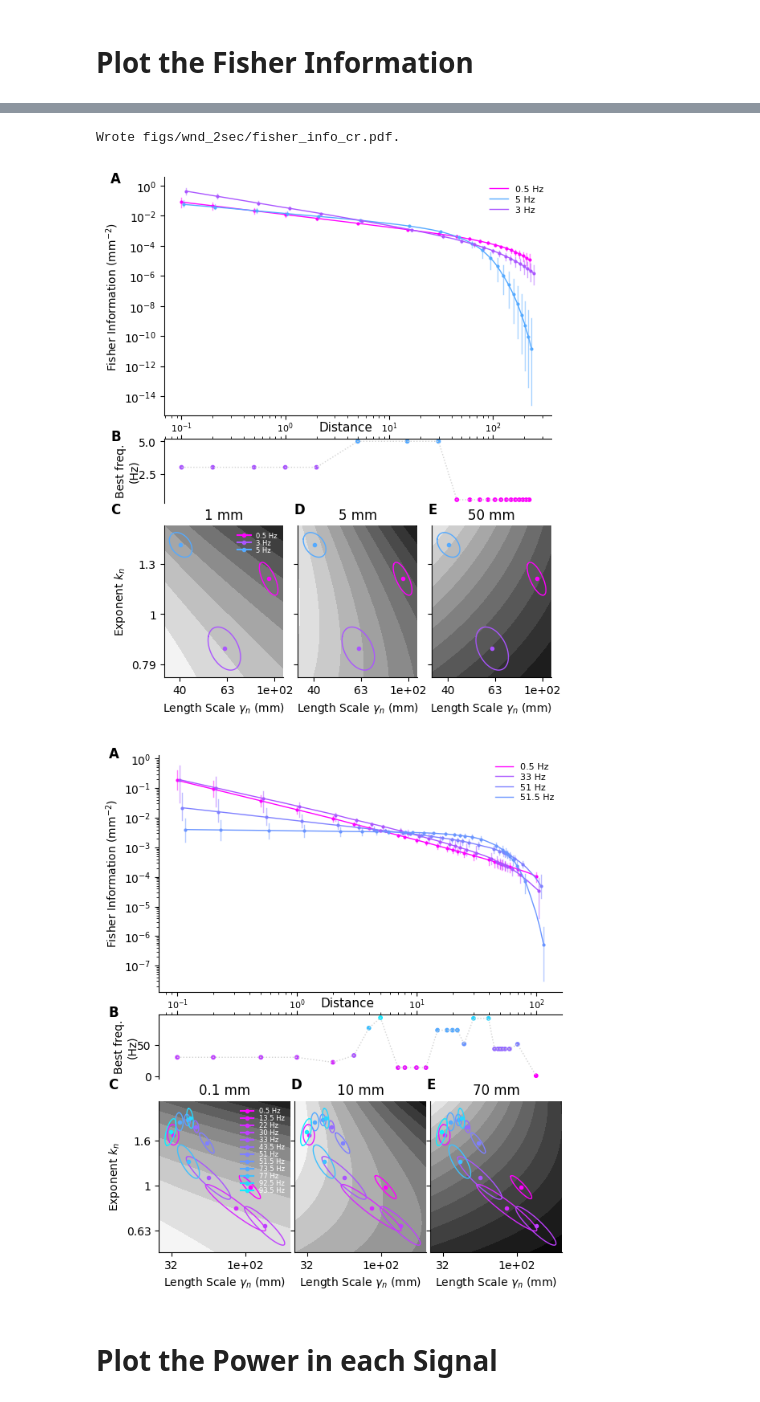
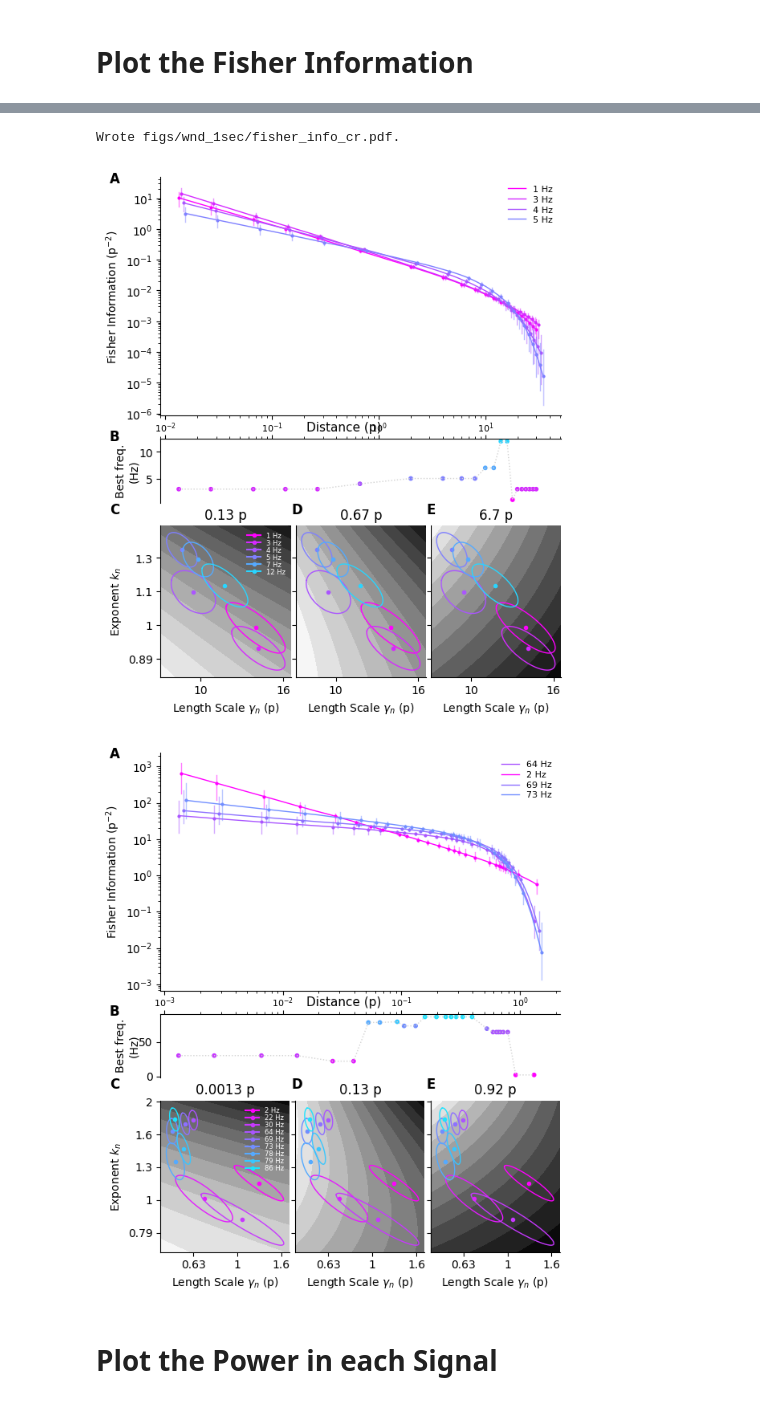
Before and after one commit to stootoon/fisher-plumes, a Jupyter notebook: make_figs.ipynb, the cells around one changed output, grey strips where cells are left out. Drawn from its saved outputs; the diff is of its cells as text; code cells hidden in the pictures.

```diff
--- a/make_figs.ipynb
+++ b/make_figs.ipynb
@@ -175,16 +180,16 @@ reload(fpf)
 which_freqs = [1,3,7,10]
 labs = [f"{f} Hz" for f in which_freqs]
 cols = {"All":cm.gray(0.4)}; cols.update({l:col for l,col in zip(labs, [cm.cool(1 - f/10) for f in which_freqs])})
-xlims_  = {"bw":DEFAULT, "cr":(0,101)}
-xticks_ = {"bw":arange(0,201,50), "cr":arange(0,101,50)}
+xlims_  = {"bw":DEFAULT, "cr":DEFAULT}
+xticks_ = {"bw":DEFAULT, "cr":DEFAULT}
 for k, F in data.items():
     print(k)
     slices = {"All":slice(1,10000)}
     freq_inds = F.freqs2inds(which_freqs)
     print(f"Mapped frequencies {which_freqs} to indices {freq_inds}.")
     slices.update({l:slice(fi, fi+1) for l, fi in zip(labs, freq_inds)})
-    ax = fpf.plot_correlations(F.rho, xl = (0, 120), slices=slices, cols=cols, n_rows = 2, plot_order = ["All"] + labs)
-    [(axi.set_xlabel("Intersource distance (mm)"),
+    ax = fpf.plot_correlations(F.rho, F.pitch_in_um, slices=slices, cols=cols, n_rows = 2, plot_order = ["All"] + labs)
+    [(axi.set_xlabel("Intersource distance (p)"),
       not isdefault(xlims_[k])  and axi.set_xlim(xlims_[k]),
       not isdefault(xticks_[k]) and axi.set_xticks(xticks_[k])) for axi in ax]
     file_name = f"{fig_dir}/corr_components_{k}.pdf"
@@ -212,8 +217,9 @@ for name, F in sorted(data.items()):
     ifreq = F.freqs2inds([which_freq])[0]
     print(f"Mapped {which_freq} Hz to index {ifreq}.")
     ax = fpf.plot_coef1_vs_coef2([F.ss, F.cc],
-                            ifreq,
-                            F.pairs,
+                                 ifreq,
+                                 F.pairs,
+                                 F.pitch_in_um,
                             i_pos_dists_to_plot = which_idists[name],
                             dist_col_scale = dcol_scales[name]
     )
@@ -283,7 +290,6 @@ for name, F in sorted(data.items()):
                                                     vmax=vmax[name],
                                                     vmin=vmin[name],
                            heatmap_xmax = hxmax[name],
-                           d_scale = 1000,
                            heatmap_default_xticks = hmdxt[name],
                                                     plot_dvals=True)
     fpft.label_axes(ax_cdf + ax_dcdf + ax_hm, "ABCDEFGHIJK",
@@ -315,12 +321,12 @@ xtp    = {"bw":np.array([60,90,135]), "cr":np.array([40,60, 90, 135])}
 ytp    = {"bw":np.array([0.8,1,1.2,1.5]), "cr":np.array([0.8,1,1.2,1.5,2])}
 for k, F in sorted(data.items()):
     ax = fpf.plot_la_gen_fits_vs_distance(F,
-                                          xl = xl[k], figsize=(8,4), legloc = 'right',
+                                          figsize=(8,4), legloc = 'right',
                                           log_scale = True,
                                           scatter_size=1.5,
-                                          xt = log10(xtp[k]), yt = log10(ytp[k]),
+                                          #xt = log10(xtp[k]), yt = log10(ytp[k]),
                                           which_ifreqs = F.freqs2inds(freqs[k]))
-    [(axi.set_xticks(xt[k]), (i>1) and axi.set_xlabel("Intersource Distance $s$ (mm)")) for i, axi in enumerate(ax[:4])]
+    [((i>1) and axi.set_xlabel("Intersource Distance $s$ (p)")) for i, axi in enumerate(ax[:4])]
     tight_layout(h_pad=1,w_pad=0.5)
     fpft.label_axes(ax, "ABCDEFGHIJK",
                     align_y = [[0,1,4],[2,3]],
@@ -352,7 +358,6 @@ for k, F in sorted(data.items()):
     ax_fisher, ax_best_freq, ax_d = fpf.plot_fisher_information(F,
                                                                 d_lim   = d_lim[k],
                                                                 d_range = list(range(100,1000,100)) + list(range(1000,10000,1000))+list(range(10000,60000,10000)),
-                                                                d_scale = 1000,
                                                                 d_vals  = np.array(d_vals[k])*1000,
                                                                 d_space_fun  = lambda d0,d1,n:np.logspace(log10(d0),log10(d1),n),
                                                                 which_ifreqs = F.freqs2inds(freqs[k]),
@@ -385,6 +390,6 @@ Wrote figs/wnd_2sec/fisher_info_bw.pdf.
-Wrote figs/wnd_2sec/fisher_info_cr.pdf.
+Wrote figs/wnd_1sec/fisher_info_cr.pdf.
-[figure, old version]
+[figure, new version]
-[figure, old version]
+[figure, new version]
 # %% [markdown]
 # Plot the Power in each Signal
 # %%
```
Also changed, not shown: parts of 11 cells of this notebook, 32 other files.
